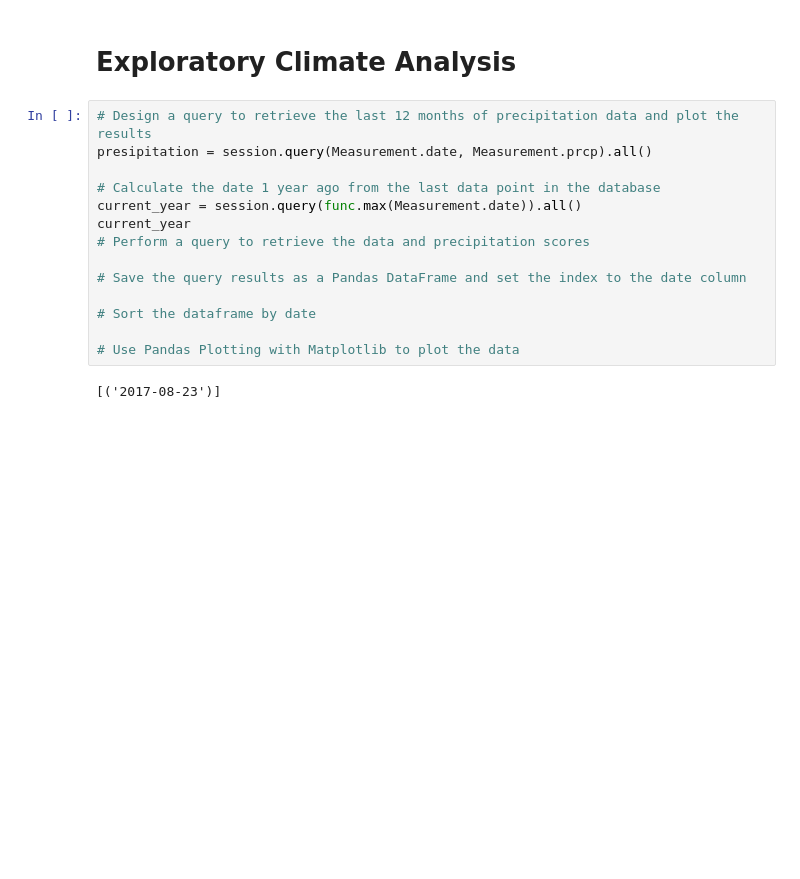
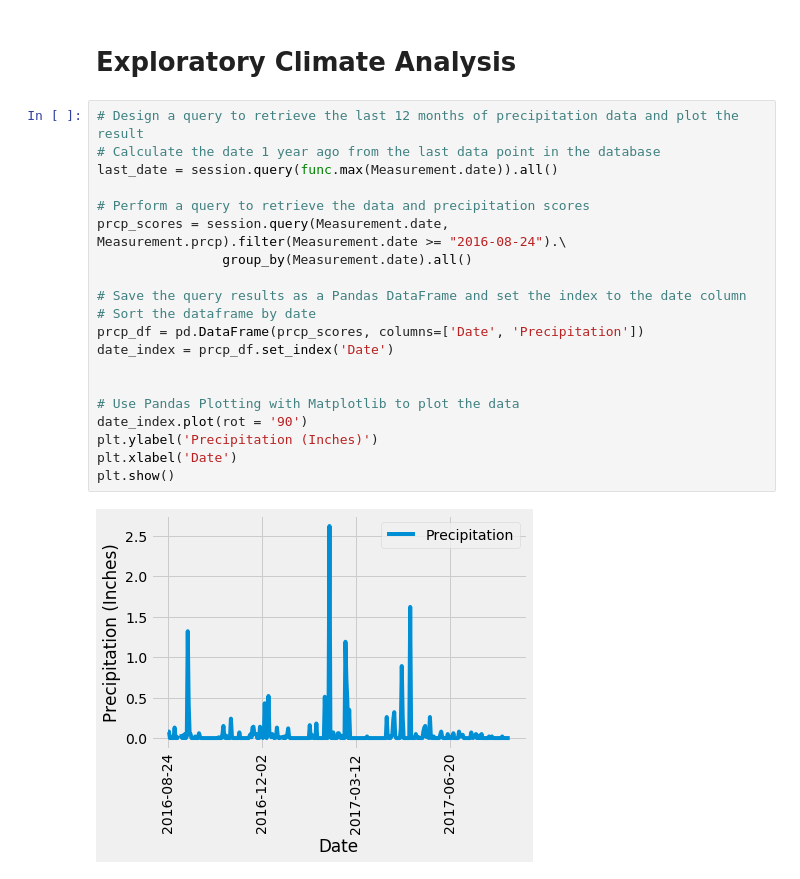
Before and after one commit to safieoscar/SQLALCHEMY_CHALLENGE_OS, a Jupyter notebook: 10-Advanced-Data-Storage-and-Retrieval/Instructions/climate_starter.ipynb, the cells around one changed output. Cells and saved outputs as stored; diff of their text form; blank space fills up the shorter version.

```diff
--- a/10-Advanced-Data-Storage-and-Retrieval/Instructions/climate_starter.ipynb
+++ b/10-Advanced-Data-Storage-and-Retrieval/Instructions/climate_starter.ipynb
@@ -62,20 +62,26 @@ elevation FLOAT
 # %% [markdown]
 # Exploratory Climate Analysis
 # %%
-# Design a query to retrieve the last 12 months of precipitation data and plot the results
-presipitation = session.query(Measurement.date, Measurement.prcp).all()
+# Design a query to retrieve the last 12 months of precipitation data and plot the result
+# Calculate the date 1 year ago from the last data point in the database
+last_date = session.query(func.max(Measurement.date)).all()
 
-# Calculate the date 1 year ago from the last data point in the database
-current_year = session.query(func.max(Measurement.date)).all()
-current_year
 # Perform a query to retrieve the data and precipitation scores
+prcp_scores = session.query(Measurement.date, Measurement.prcp).filter(Measurement.date >= "2016-08-24").\
+                group_by(Measurement.date).all()
 
 # Save the query results as a Pandas DataFrame and set the index to the date column
+# Sort the dataframe by date
+prcp_df = pd.DataFrame(prcp_scores, columns=['Date', 'Precipitation'])
+date_index = prcp_df.set_index('Date')
 
-# Sort the dataframe by date
 
 # Use Pandas Plotting with Matplotlib to plot the data
+date_index.plot(rot = '90')
+plt.ylabel('Precipitation (Inches)')
+plt.xlabel('Date')
+plt.show()
 # %% [output]
-[('2017-08-23')]
+[figure, added]
 # %%
  # Use Pandas to calcualte the summary statistics for the precipitation data
```
Also changed, not shown: parts of 14 cells of this notebook.
